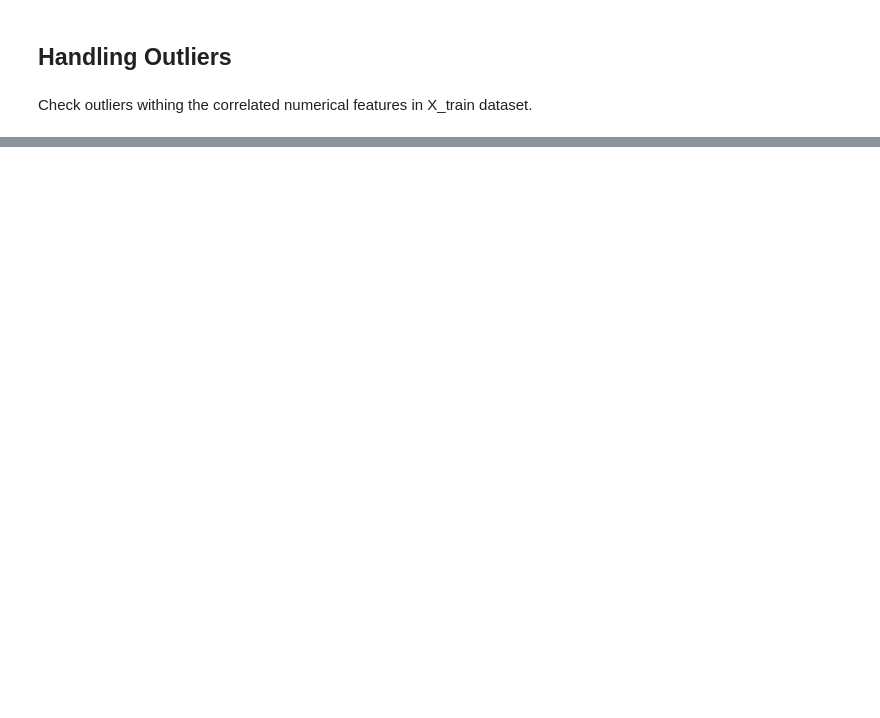
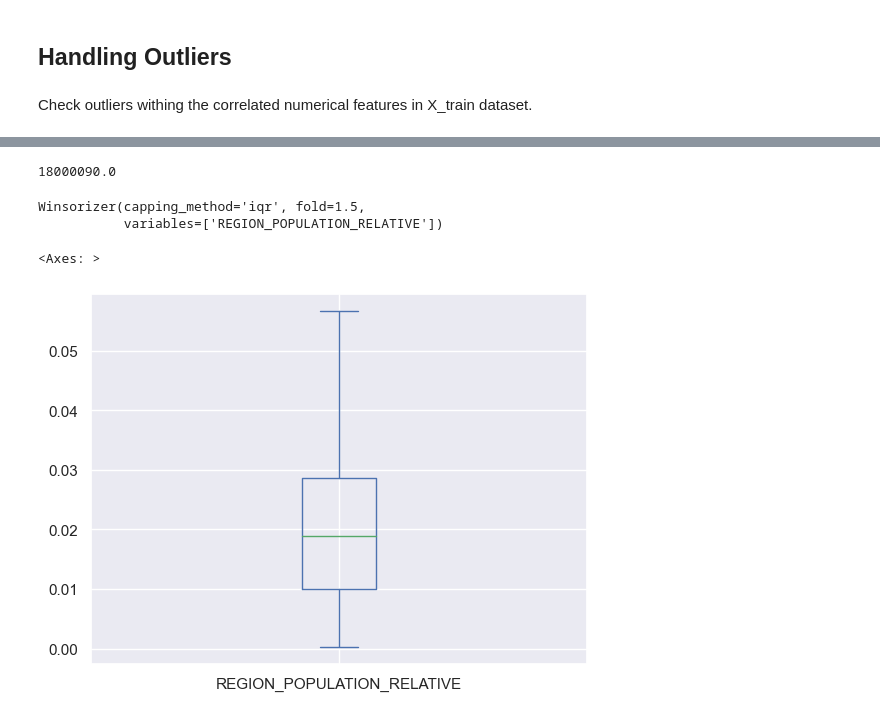
Before and after one commit to Ahmad-assegaf/hacktiv8-final-project, a Jupyter notebook: main.ipynb, the cells around one changed output, grey strips where cells are left out. Drawn from its saved outputs; the diff is of its cells as text; code cells hidden in the pictures; blank space fills up the shorter version.

```diff
--- a/main.ipynb
+++ b/main.ipynb
@@ -1310,0 +1600,5 @@ X_train_filtered[correlated_num_ft].describe()
+# %%
+X_train_handled_outlier = X_train_filtered.drop(12840)
+X_train_handled_outlier.AMT_INCOME_TOTAL.max()
+# %% [output]
+18000090.0
@@ -1310,0 +1607,20 @@ X_train_filtered[correlated_num_ft].describe()
+# %%
+iqr_capper = Winsorizer(
+    capping_method="iqr",
+    tail="right",
+    fold=1.5,
+    variables=["REGION_POPULATION_RELATIVE"],
+)
+
+# Fit ke dataset
+iqr_capper.fit(X_train_handled_outlier)
+# %% [output]
+Winsorizer(capping_method='iqr', fold=1.5,
+           variables=['REGION_POPULATION_RELATIVE'])
+# %%
+X_train_handled_outlier = iqr_capper.transform(X_train_handled_outlier)
+# %%
+X_train_handled_outlier.REGION_POPULATION_RELATIVE.plot(kind="box")
+# %% [output]
+<Axes: >
+[figure, added]
```
Also changed, not shown: parts of 72 cells of this notebook.
